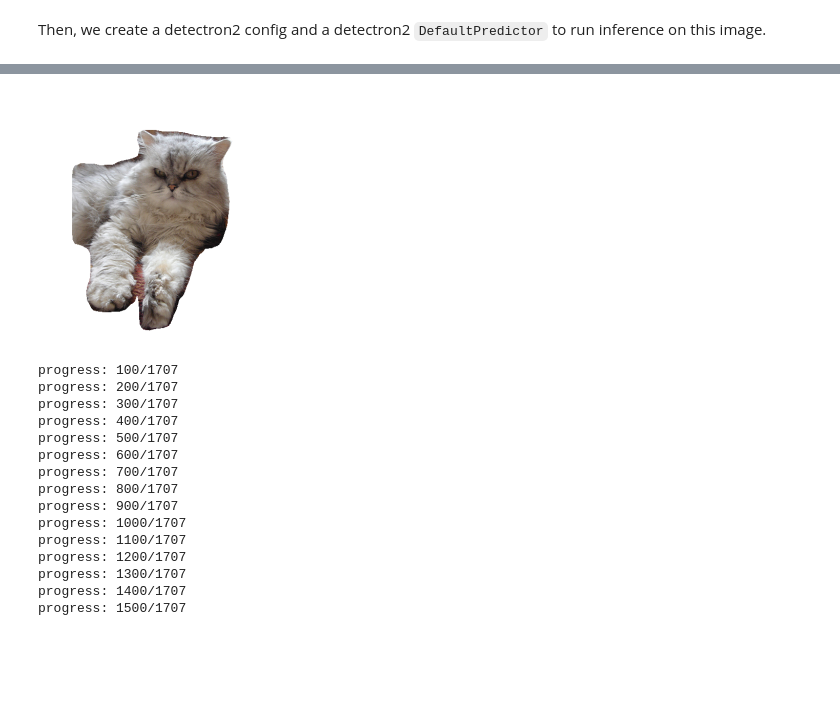
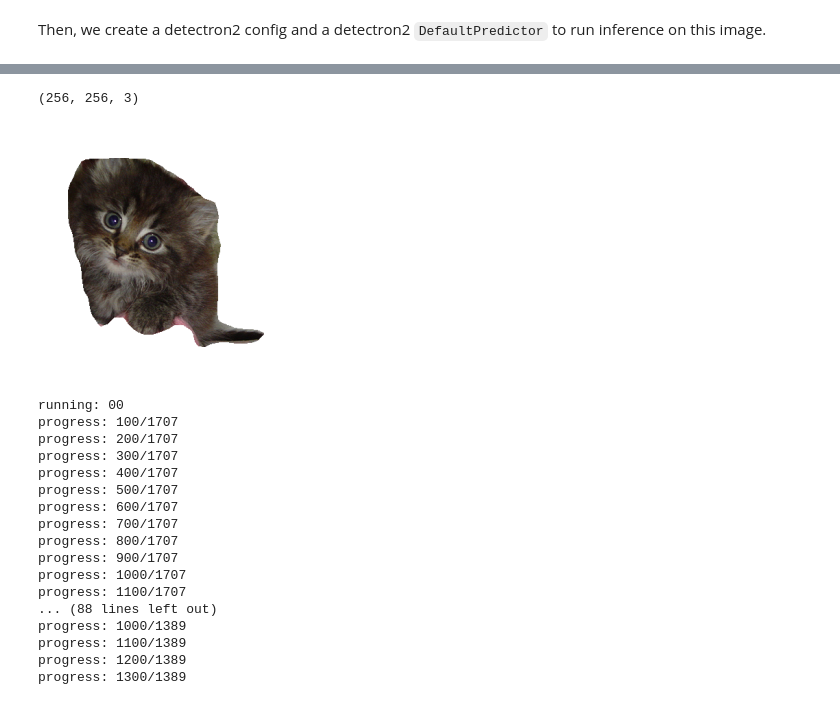
Before and after one commit to cassiez96/cs230_project, a Jupyter notebook: colab_notebooks/Detectron2_Real_Cats.ipynb, the cells around one changed output, grey strips where cells are left out. Drawn from its saved outputs; the diff is of its cells as text; code cells hidden in the pictures; blank space fills up the shorter version.

```diff
--- a/colab_notebooks/Detectron2_Real_Cats.ipynb
+++ b/colab_notebooks/Detectron2_Real_Cats.ipynb
@@ -114,7 +103,8 @@ ins = outputs["instances"]
 def process_image(img, size, padColor = 255):
 
     h, w = img.shape[:2]
-    sh, sw = size
+    border = 30
+    sh, sw = size[0] - border*2, size[1] - border*2
 
     # interpolation method
     if h > sh or w > sw: # shrinking image
@@ -148,7 +138,7 @@ def process_image(img, size, padColor = 255):
 
     # scale and pad
     scaled_img = cv2.resize(img, (new_w, new_h), interpolation=interp)
-    scaled_img = cv2.copyMakeBorder(scaled_img, pad_top, pad_bot, pad_left, pad_right, borderType=cv2.BORDER_CONSTANT, value=padColor)
+    scaled_img = cv2.copyMakeBorder(scaled_img, pad_top+border, pad_bot+border, pad_left+border, pad_right+border, borderType=cv2.BORDER_CONSTANT, value=padColor)
 
     return scaled_img
 # %%
@@ -177,38 +167,58 @@ def get_cropped_cat(img, predictor, resize=None):
     mask = pred_masks[idx].to("cpu").numpy().astype(np.uint8)
 
     #mask image
-    #mask_out = cv2.bitwise_and(img, img, mask=mask)
-    img[(mask==0)] = [255,255,255]
+    contours, hierarchy = cv2.findContours(mask, cv2.RETR_TREE, cv2.CHAIN_APPROX_SIMPLE)
+    contour = contours[0]
+    out = 255 - np.zeros_like(img)
+    out[mask == 1] = img[mask == 1]
 
-    return process_image(img, (256, 256))
+    # crop
+    (y, x) = np.where(mask == 1)
+    (topy, topx) = (np.min(y), np.min(x))
+    (bottomy, bottomx) = (np.max(y), np.max(x))
+
+    # image is too small
+    if bottomy - topy < 150 or bottomx - topx < 150:
+      return
+
+    out = out[topy:bottomy+1, topx:bottomx+1]
+    return cv2.cvtColor(process_image(out, (256, 256)), cv2.COLOR_BGR2RGB)
 # %%
-img = get_cropped_cat(Image.open("/content/drive/My Drive/CS 230/real_cats/CAT_00/00000001_000.jpg"),
+img = get_cropped_cat(Image.open("/content/drive/My Drive/CS 230/real_cats/CAT_00/00000001_005.jpg"),
                       predictor, resize=None);
-# %%
-cv2_imshow(cv2.cvtColor(img, cv2.COLOR_BGR2RGB))
-# %% [output]
-[figure, removed]
+# %%
+if not img is None:
+  print(img.shape)
+  cv2_imshow(img)
+# %% [output]
+(256, 256, 3)
+[figure, added]
 # %%
-for s in ('01','02','03','04','05','06'):
+for s in ('00','01','02','03','04','05','06'):
   source_dir = "/content/drive/My Drive/CS 230/real_cats/CAT_"+s+'/'
   target_dir = "/content/drive/My Drive/CS 230/real_cats_cropped/"
   count = 0
   total = len(os.listdir(source_dir))
+  saved = set(os.listdir(target_dir))
+  print('running: ' + s)
   for filename in sorted(os.listdir(source_dir)):
+      # for debugging
+      count += 1
+      if count % 100 == 0:
+          print(f'progress: {count}/{total}')
       if not filename.endswith("jpg"):
-          continue
+        continue
+      if filename in saved:
+        continue
       # detect and crop
       img = get_cropped_cat(Image.open(source_dir+filename),
                     predictor, resize=None)
       if img is None:
         continue
       # save img
-      cv2.imwrite(target_dir+filename, cv2.cvtColor(img, cv2.COLOR_BGR2RGB))
-      # for debugging
-      count += 1
-      if count % 100 == 0:
-          print(f'progress: {count}/{total}')
+      cv2.imwrite(target_dir+filename, img)
 # %% [output]
+running: 00
 progress: 100/1707
 progress: 200/1707
 progress: 300/1707
@@ -220,7 +230,8 @@ progress: 800/1707
 progress: 900/1707
 progress: 1000/1707
 progress: 1100/1707
-progress: 1200/1707
-progress: 1300/1707
-progress: 1400/1707
-progress: 1500/1707
+... (88 lines left out)
+progress: 1000/1389
+progress: 1100/1389
+progress: 1200/1389
+progress: 1300/1389
```
Also changed, not shown: parts of 7 cells of this notebook.
